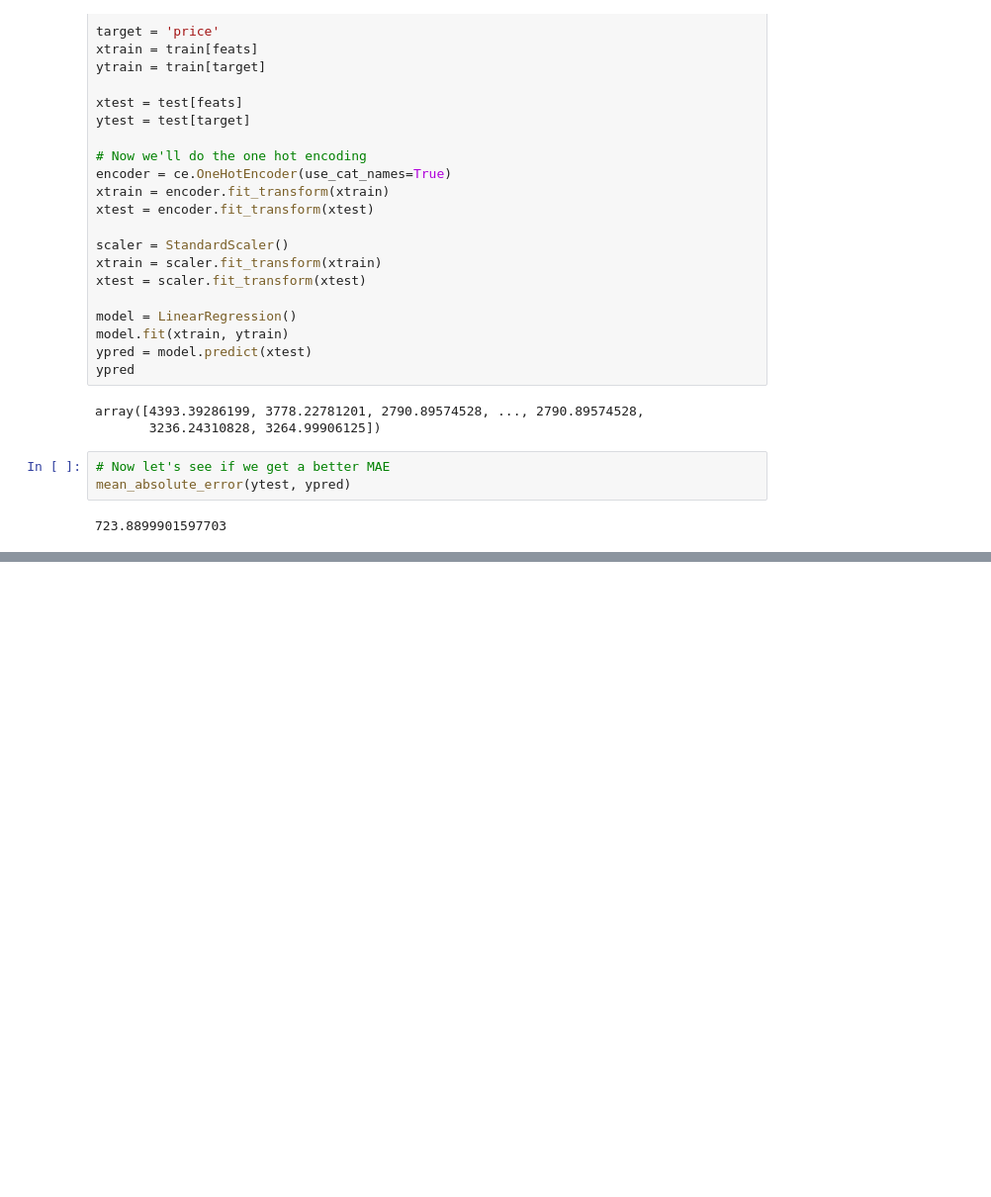
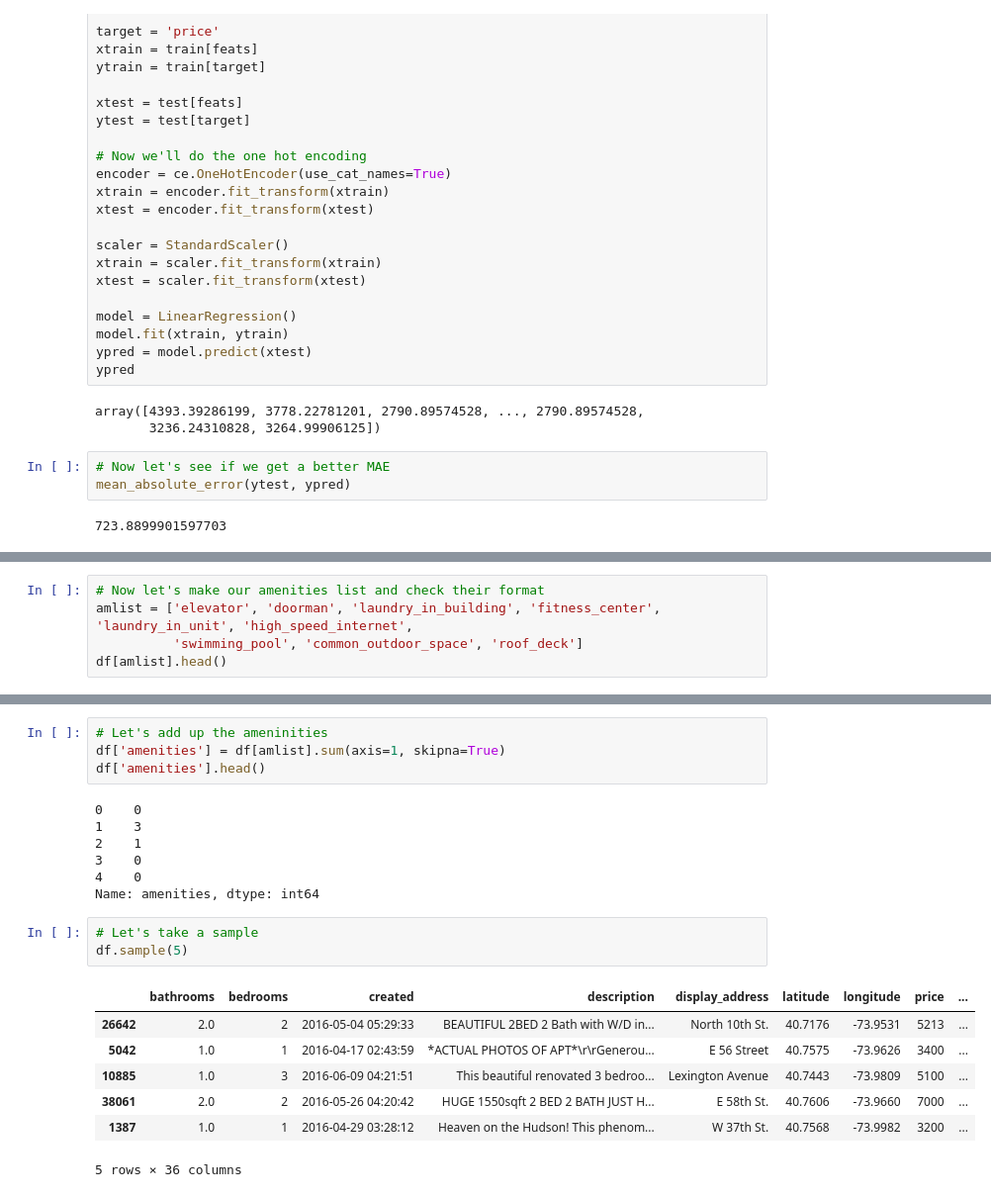
Before and after one commit to LambdaSchool/DEPRECATED-DS-Unit-2-Linear-Models, a Jupyter notebook: module2-doing-linear-regression/assignment.ipynb, the cells around one changed output, grey strips where cells are left out. Shown at 99% size. Cells and saved outputs as stored; diff of their text form; blank space fills up the shorter version.

Commit message:
Feature created
Created Feature 'amenities' created and MAE improved.

```diff
--- a/module2-doing-linear-regression/assignment.ipynb
+++ b/module2-doing-linear-regression/assignment.ipynb
@@ -293,0 +316,5 @@ mean_absolute_error(ytest, ypred)
+# %%
+# Now let's make our amenities list and check their format
+amlist = ['elevator', 'doorman', 'laundry_in_building', 'fitness_center', 'laundry_in_unit', 'high_speed_internet',
+          'swimming_pool', 'common_outdoor_space', 'roof_deck']
+df[amlist].head()
@@ -293,0 +328,22 @@ mean_absolute_error(ytest, ypred)
+# %%
+# Let's add up the ameninities
+df['amenities'] = df[amlist].sum(axis=1, skipna=True)
+df['amenities'].head()
+# %% [output]
+0    0
+1    3
+2    1
+3    0
+4    0
+Name: amenities, dtype: int64
+# %%
+# Let's take a sample
+df.sample(5)
+# %% [output]
+|  | bathrooms | bedrooms | created | description | display_address | latitude | longitude | price | ... |
+| 26642 | 2.0 | 2 | 2016-05-04 05:29:33 | BEAUTIFUL 2BED 2 Bath with W/D in... | North 10th St. | 40.7176 | -73.9531 | 5213 | ... |
+| 5042 | 1.0 | 1 | 2016-04-17 02:43:59 | *ACTUAL PHOTOS OF APT*\r\rGenerou... | E 56 Street | 40.7575 | -73.9626 | 3400 | ... |
+| 10885 | 1.0 | 3 | 2016-06-09 04:21:51 | This beautiful renovated 3 bedroo... | Lexington Avenue | 40.7443 | -73.9809 | 5100 | ... |
+| 38061 | 2.0 | 2 | 2016-05-26 04:20:42 | HUGE 1550sqft 2 BED 2 BATH JUST H... | E 58th St. | 40.7606 | -73.9660 | 7000 | ... |
+| 1387 | 1.0 | 1 | 2016-04-29 03:28:12 | Heaven on the Hudson! This phenom... | W 37th St. | 40.7568 | -73.9982 | 3200 | ... |
+5 rows × 36 columns
```
Also changed, not shown: parts of 8 cells of this notebook.
